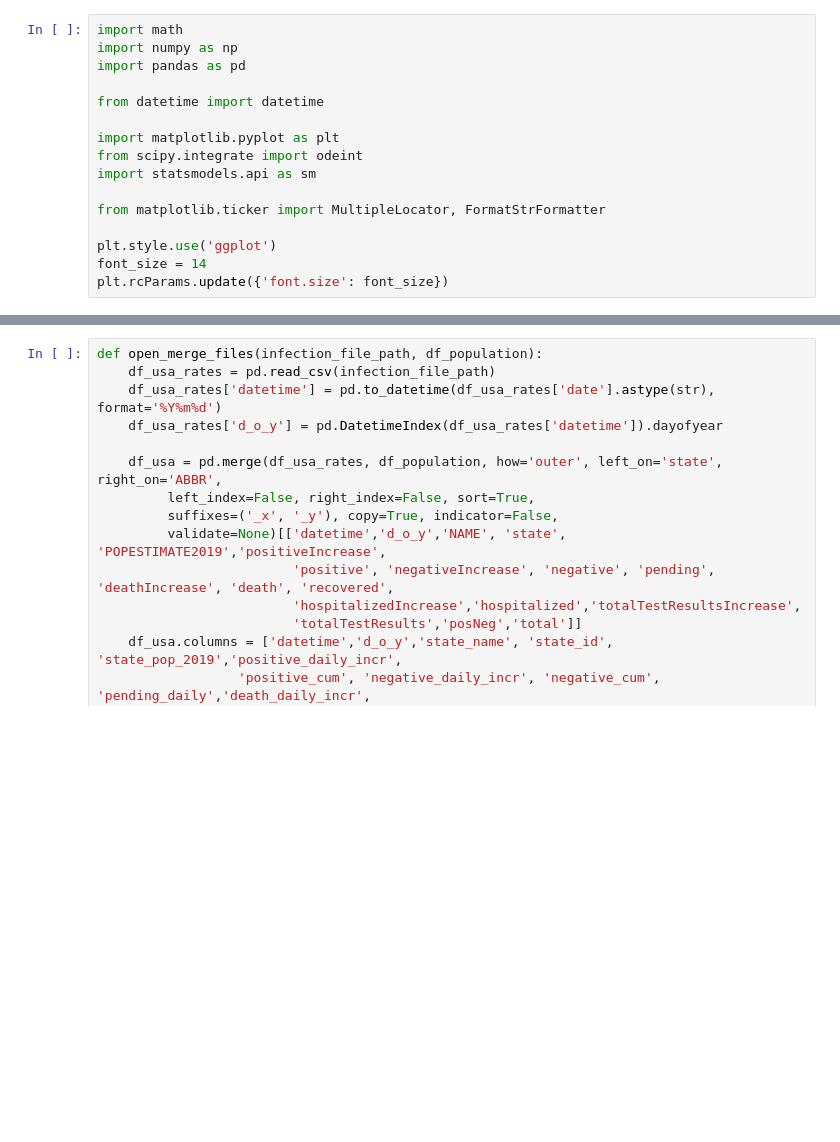
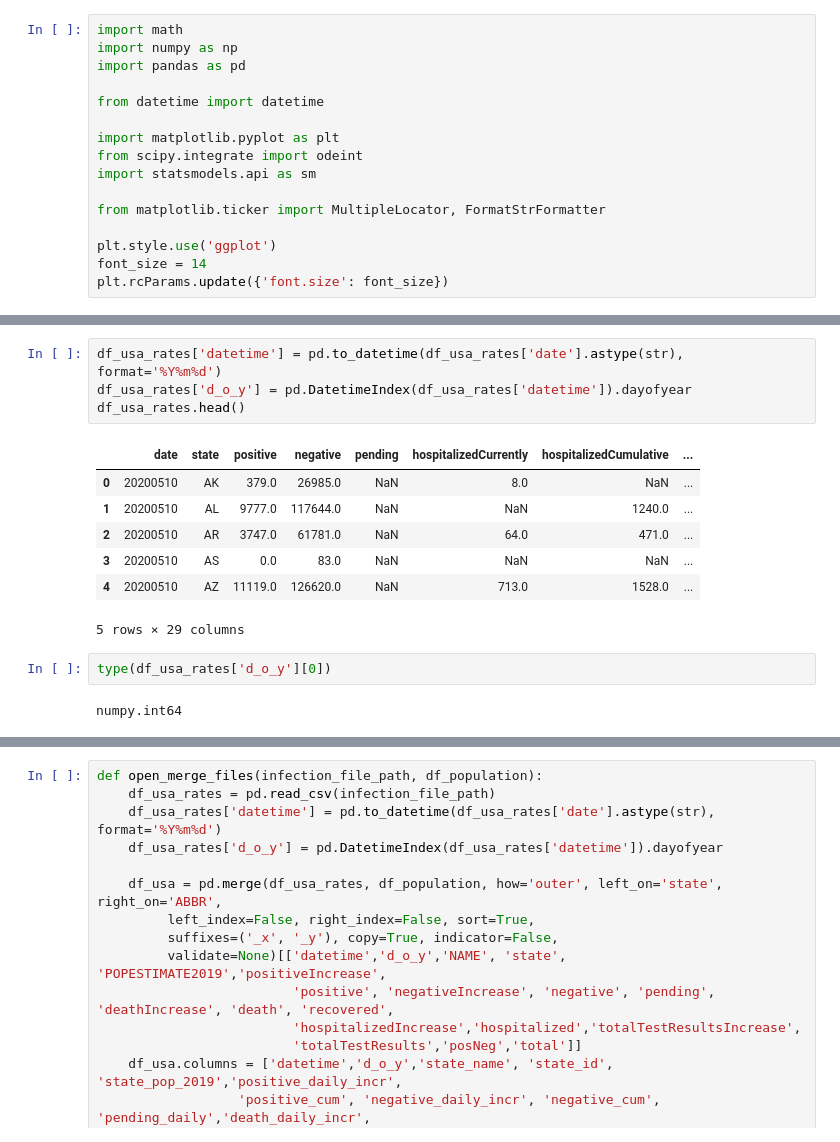
Before and after one commit to AsaKientz/covid-forecasting, a Jupyter notebook: notebooks/Untitled.ipynb, the cells around one changed output, grey strips where cells are left out. Drawn from its saved outputs; the diff is of its cells as text; blank space fills up the shorter version.

```diff
--- a/notebooks/Untitled.ipynb
+++ b/notebooks/Untitled.ipynb
@@ -16,0 +28,16 @@ plt.rcParams.update({'font.size': font_size})
+# %%
+df_usa_rates['datetime'] = pd.to_datetime(df_usa_rates['date'].astype(str), format='%Y%m%d')
+df_usa_rates['d_o_y'] = pd.DatetimeIndex(df_usa_rates['datetime']).dayofyear
+df_usa_rates.head()
+# %% [output]
+|  | date | state | positive | negative | pending | hospitalizedCurrently | hospitalizedCumulative | ... |
+| 0 | 20200510 | AK | 379.0 | 26985.0 | NaN | 8.0 | NaN | ... |
+| 1 | 20200510 | AL | 9777.0 | 117644.0 | NaN | NaN | 1240.0 | ... |
+| 2 | 20200510 | AR | 3747.0 | 61781.0 | NaN | 64.0 | 471.0 | ... |
+| 3 | 20200510 | AS | 0.0 | 83.0 | NaN | NaN | NaN | ... |
+| 4 | 20200510 | AZ | 11119.0 | 126620.0 | NaN | 713.0 | 1528.0 | ... |
+5 rows × 29 columns
+# %%
+type(df_usa_rates['d_o_y'][0])
+# %% [output]
+numpy.int64
```
Also changed, not shown: parts of 16 cells of this notebook, 7 other files.
